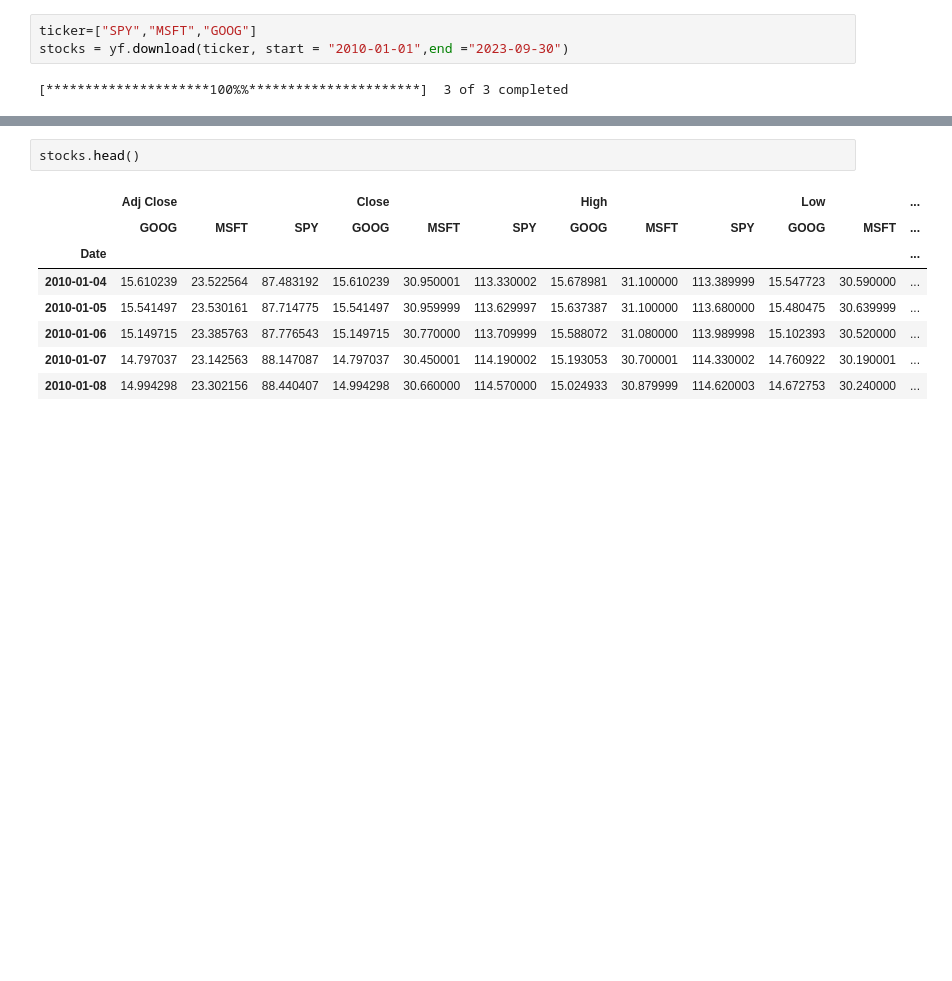
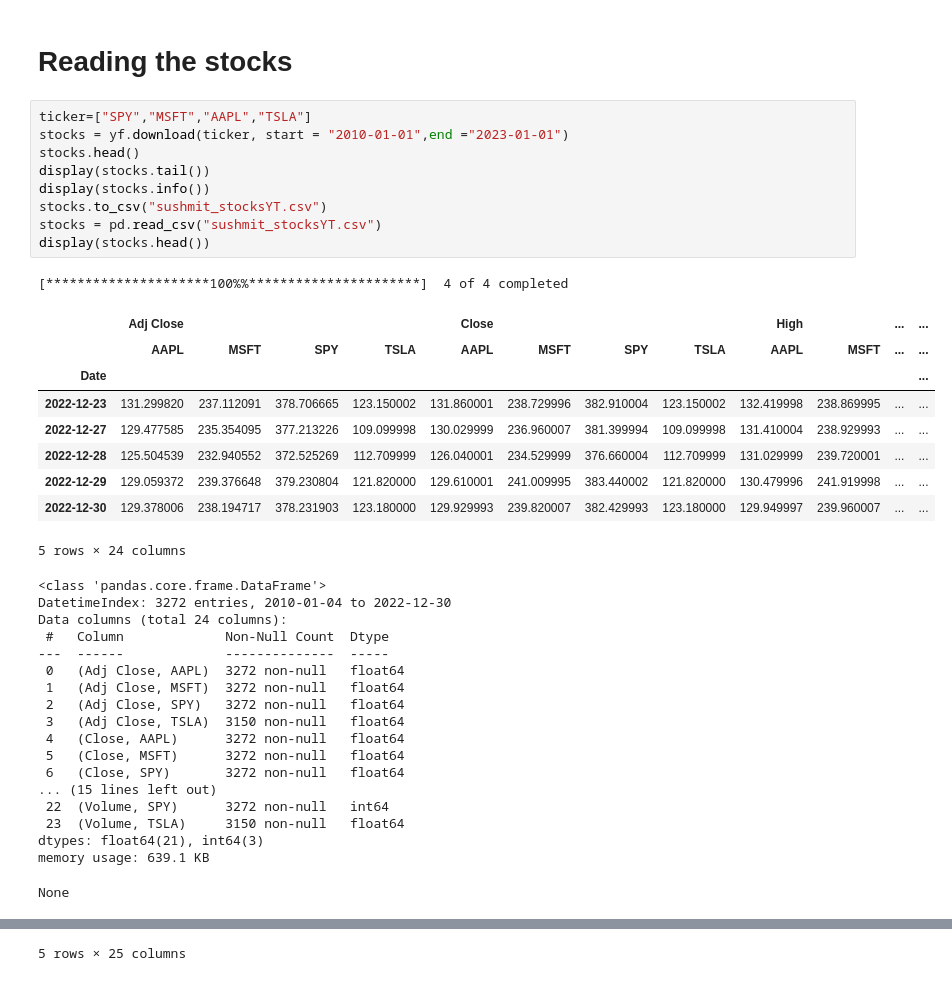
Before and after one commit to sushmit86/bayes_rules, a Jupyter notebook: Sushmit_YT.ipynb, the cells around one changed output, grey strips where cells are left out. Drawn from its saved outputs; the diff is of its cells as text; blank space fills up the shorter version.

```diff
--- a/Sushmit_YT.ipynb
+++ b/Sushmit_YT.ipynb
@@ -10,5 +34,40 @@ GOOG = yf.download("GOOG", start = "2010-01-01",end ="2023-09-30")
+# %% [markdown]
+# Reading the stocks
 # %%
-ticker=["SPY","MSFT","GOOG"]
-stocks = yf.download(ticker, start = "2010-01-01",end ="2023-09-30")
+ticker=["SPY","MSFT","AAPL","TSLA"]
+stocks = yf.download(ticker, start = "2010-01-01",end ="2023-01-01")
+stocks.head()
+display(stocks.tail())
+display(stocks.info())
+stocks.to_csv("sushmit_stocksYT.csv")
+stocks = pd.read_csv("sushmit_stocksYT.csv")
+display(stocks.head())
 # %% [output]
-[*********************100%%**********************]  3 of 3 completed
+[*********************100%%**********************]  4 of 4 completed
+|  | Adj Close |  |  |  | Close |  |  |  | High |  | ... | ... |
+|  | AAPL | MSFT | SPY | TSLA | AAPL | MSFT | SPY | TSLA | AAPL | MSFT | ... | ... |
+| Date |  |  |  |  |  |  |  |  |  |  |  | ... |
+| 2022-12-23 | 131.299820 | 237.112091 | 378.706665 | 123.150002 | 131.860001 | 238.729996 | 382.910004 | 123.150002 | 132.419998 | 238.869995 | ... | ... |
+| 2022-12-27 | 129.477585 | 235.354095 | 377.213226 | 109.099998 | 130.029999 | 236.960007 | 381.399994 | 109.099998 | 131.410004 | 238.929993 | ... | ... |
+| 2022-12-28 | 125.504539 | 232.940552 | 372.525269 | 112.709999 | 126.040001 | 234.529999 | 376.660004 | 112.709999 | 131.029999 | 239.720001 | ... | ... |
+| 2022-12-29 | 129.059372 | 239.376648 | 379.230804 | 121.820000 | 129.610001 | 241.009995 | 383.440002 | 121.820000 | 130.479996 | 241.919998 | ... | ... |
+| 2022-12-30 | 129.378006 | 238.194717 | 378.231903 | 123.180000 | 129.929993 | 239.820007 | 382.429993 | 123.180000 | 129.949997 | 239.960007 | ... | ... |
+5 rows × 24 columns
+<class 'pandas.core.frame.DataFrame'>
+DatetimeIndex: 3272 entries, 2010-01-04 to 2022-12-30
+Data columns (total 24 columns):
+ #   Column             Non-Null Count  Dtype
+---  ------             --------------  -----
+ 0   (Adj Close, AAPL)  3272 non-null   float64
+ 1   (Adj Close, MSFT)  3272 non-null   float64
+ 2   (Adj Close, SPY)   3272 non-null   float64
+ 3   (Adj Close, TSLA)  3150 non-null   float64
+ 4   (Close, AAPL)      3272 non-null   float64
+ 5   (Close, MSFT)      3272 non-null   float64
+ 6   (Close, SPY)       3272 non-null   float64
+... (15 lines left out)
+ 22  (Volume, SPY)      3272 non-null   int64
+ 23  (Volume, TSLA)     3150 non-null   float64
+dtypes: float64(21), int64(3)
+memory usage: 639.1 KB
+None
@@ -15,11 +80 @@ stocks = yf.download(ticker, start = "2010-01-01",end ="2023-09-30")
+5 rows × 25 columns
-# %%
-stocks.head()
-# %% [output]
-|  | Adj Close |  |  | Close |  |  | High |  |  | Low |  | ... |
-|  | GOOG | MSFT | SPY | GOOG | MSFT | SPY | GOOG | MSFT | SPY | GOOG | MSFT | ... |
-| Date |  |  |  |  |  |  |  |  |  |  |  | ... |
-| 2010-01-04 | 15.610239 | 23.522564 | 87.483192 | 15.610239 | 30.950001 | 113.330002 | 15.678981 | 31.100000 | 113.389999 | 15.547723 | 30.590000 | ... |
-| 2010-01-05 | 15.541497 | 23.530161 | 87.714775 | 15.541497 | 30.959999 | 113.629997 | 15.637387 | 31.100000 | 113.680000 | 15.480475 | 30.639999 | ... |
-| 2010-01-06 | 15.149715 | 23.385763 | 87.776543 | 15.149715 | 30.770000 | 113.709999 | 15.588072 | 31.080000 | 113.989998 | 15.102393 | 30.520000 | ... |
-| 2010-01-07 | 14.797037 | 23.142563 | 88.147087 | 14.797037 | 30.450001 | 114.190002 | 15.193053 | 30.700001 | 114.330002 | 14.760922 | 30.190001 | ... |
-| 2010-01-08 | 14.994298 | 23.302156 | 88.440407 | 14.994298 | 30.660000 | 114.570000 | 15.024933 | 30.879999 | 114.620003 | 14.672753 | 30.240000 | ... |
```
Also changed, not shown: parts of 20 cells of this notebook, 5 other files.
